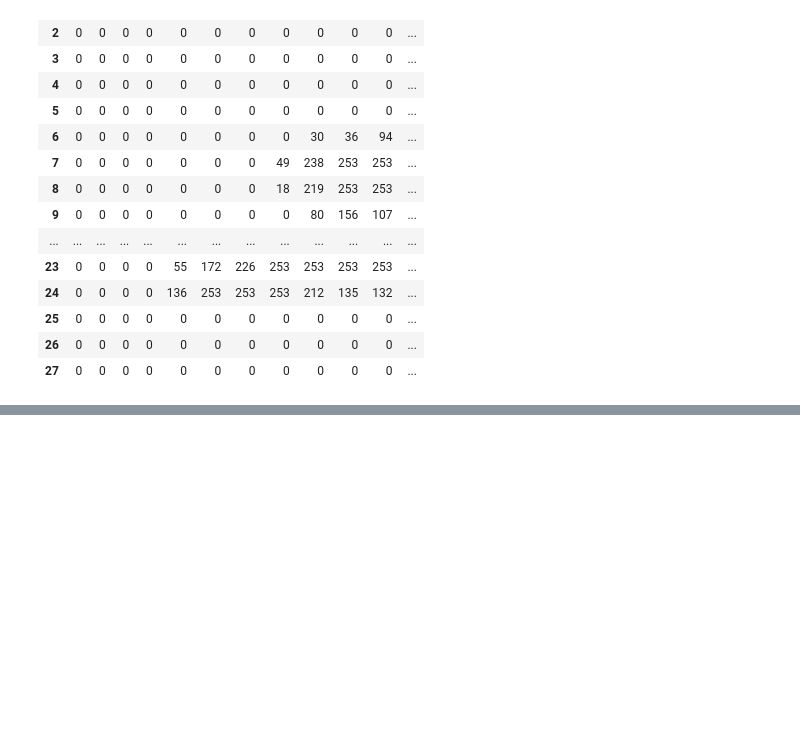
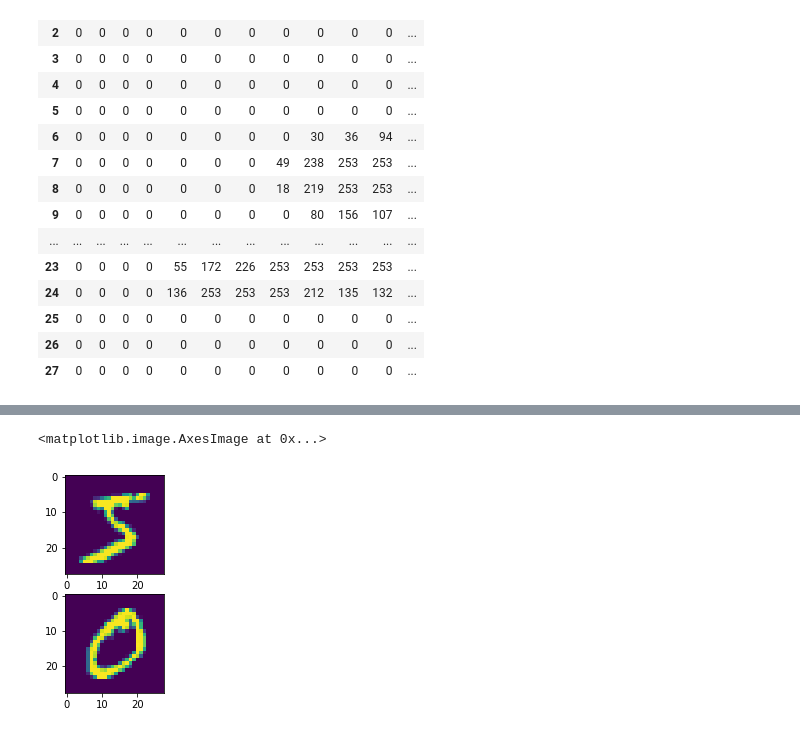
Before and after one commit to wmchen312/TibameDL, a Jupyter notebook: DL1014MLP.ipynb, the cells around one changed output, grey strips where cells are left out. Drawn from its saved outputs; the diff is of its cells as text; code cells hidden in the pictures; blank space fills up the shorter version.

```diff
--- a/DL1014MLP.ipynb
+++ b/DL1014MLP.ipynb
@@ -70,0 +202,8 @@ _________________________________________________________________
+# %%
+plt.subplot(2,1,1)
+plt.imshow(x_train[0])
+plt.subplot(2,1,2)
+plt.imshow(x_train[1])
+# %% [output]
+<matplotlib.image.AxesImage at 0x...>
+[figure, added]
```
Also changed, not shown: parts of 11 cells of this notebook.
